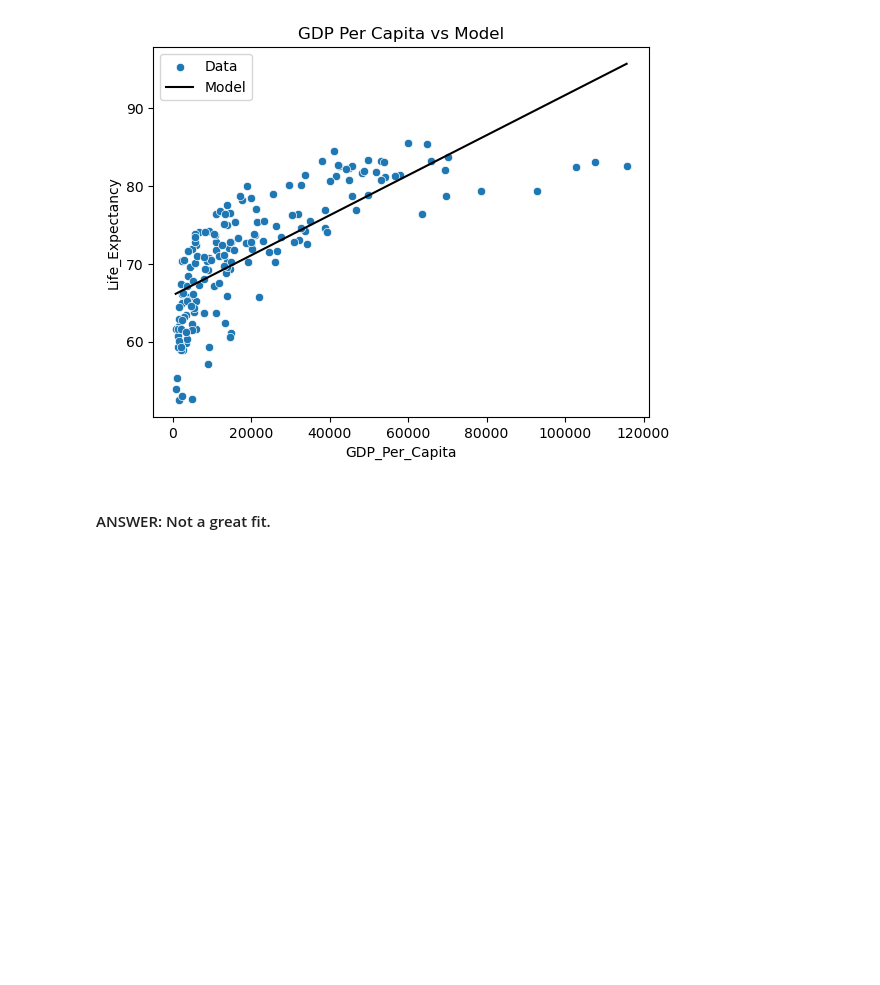
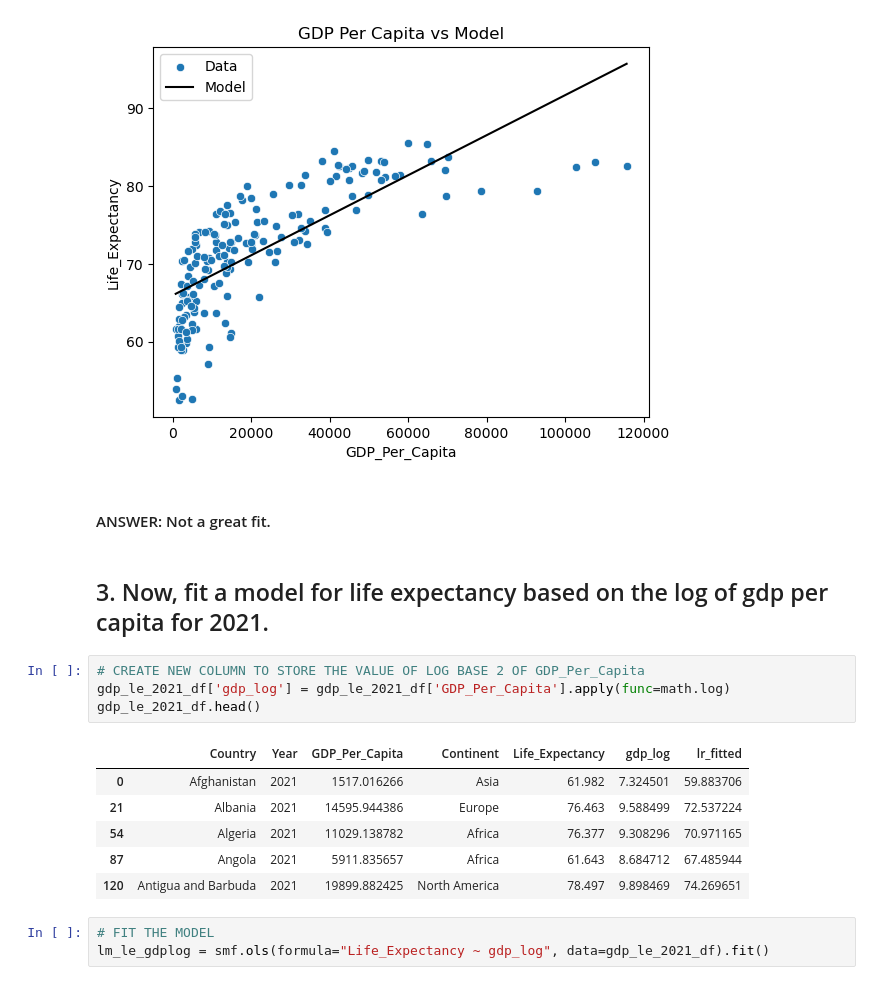
Before and after one commit to nss-data-science-cohort-9/un-linear-regression-shannequin, a Jupyter notebook: notebooks/gdp_per_capita-life_expectancy_slee.ipynb, the cells around one changed output. Drawn from its saved outputs; the diff is of its cells as text; blank space fills up the shorter version.

```diff
--- a/notebooks/gdp_per_capita-life_expectancy_slee.ipynb
+++ b/notebooks/gdp_per_capita-life_expectancy_slee.ipynb
@@ -182,3 +183,19 @@ plt.legend();
 [figure]
 # %% [markdown]
 #### ANSWER: Not a great fit.
+# %% [markdown]
+## 3. Now, fit a model for life expectancy based on the log of gdp per capita for 2021.
+# %%
+# CREATE NEW COLUMN TO STORE THE VALUE OF LOG BASE 2 OF GDP_Per_Capita
+gdp_le_2021_df['gdp_log'] = gdp_le_2021_df['GDP_Per_Capita'].apply(func=math.log)
+gdp_le_2021_df.head()
+# %% [output]
+|  | Country | Year | GDP_Per_Capita | Continent | Life_Expectancy | gdp_log | lr_fitted |
+| 0 | Afghanistan | 2021 | 1517.016266 | Asia | 61.982 | 7.324501 | 59.883706 |
+| 21 | Albania | 2021 | 14595.944386 | Europe | 76.463 | 9.588499 | 72.537224 |
+| 54 | Algeria | 2021 | 11029.138782 | Africa | 76.377 | 9.308296 | 70.971165 |
+| 87 | Angola | 2021 | 5911.835657 | Africa | 61.643 | 8.684712 | 67.485944 |
+| 120 | Antigua and Barbuda | 2021 | 19899.882425 | North America | 78.497 | 9.898469 | 74.269651 |
+# %%
+# FIT THE MODEL
+lm_le_gdplog = smf.ols(formula="Life_Expectancy ~ gdp_log", data=gdp_le_2021_df).fit()
```
Also changed, not shown: parts of 16 cells of this notebook.
